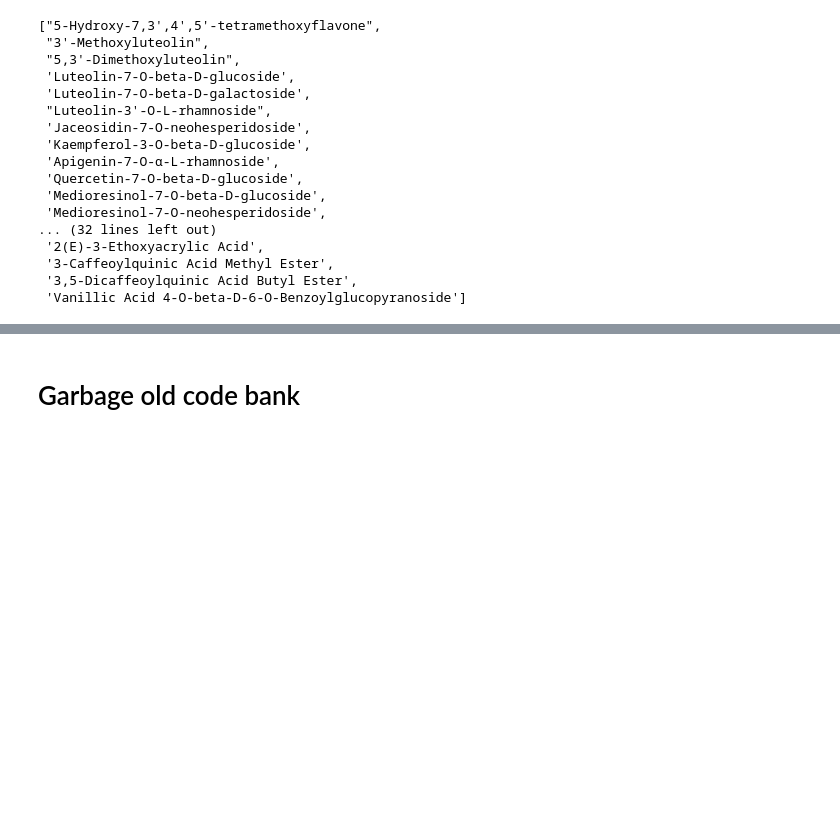
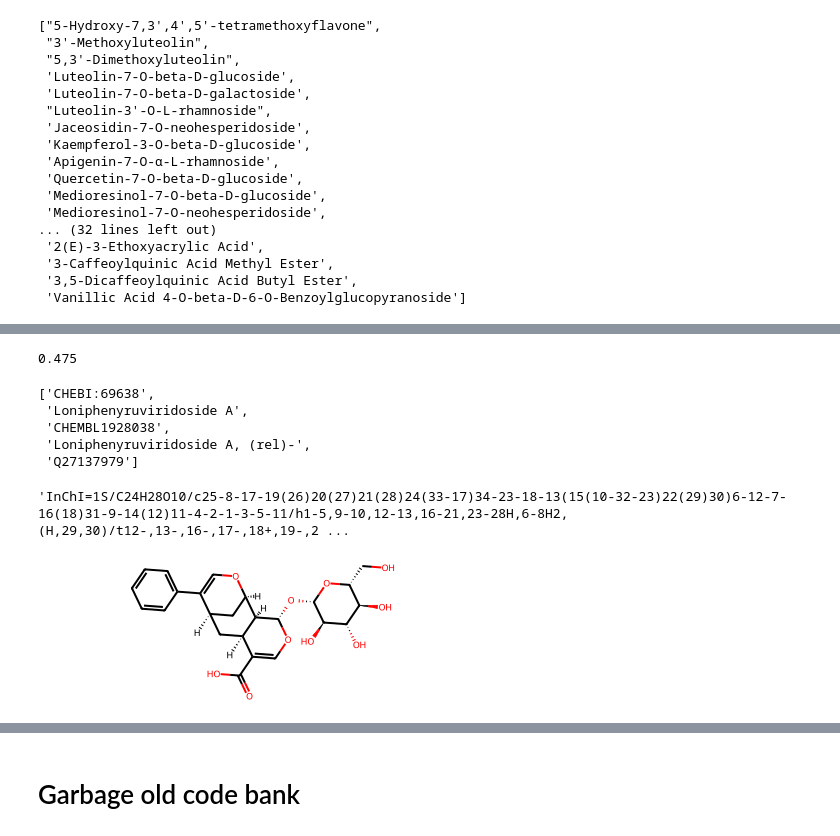
Before and after one commit to richardfanpks/drug_discovery, a Jupyter notebook: GetChemRepresentation.ipynb, the cells around one changed output, grey strips where cells are left out. Saved outputs shown, nothing was run; the diff lists cells and outputs as text; code cells hidden in the pictures; blank space fills up the shorter version.

Commit message:
Model works. Make the prediction. Analysis of some component

```diff
--- a/GetChemRepresentation.ipynb
+++ b/GetChemRepresentation.ipynb
@@ -136,0 +402,3 @@ print("Model Accuracy: ", np.mean(scores))
+# %%
+X_pred = pd.DataFrame(prediction_features)
+Y_pred = model.predict_proba(X_pred)
@@ -136,0 +425,26 @@ print("Model Accuracy: ", np.mean(scores))
+# %%
+# zip the compounds with
+compounds_with_prediction = list(zip(prediction_compounds, Y_pred))
+# %%
+compounds_with_prediction[0][1][1]
+# %% [output]
+0.475
+# %%
+best_compound = [c for c in compounds_with_prediction if c[1][1] == 0.78]
+best_compound[0][0].synonyms
+# %% [output]
+['CHEBI:69638',
+ 'Loniphenyruviridoside A',
+ 'CHEMBL1928038',
+ 'Loniphenyruviridoside A, (rel)-',
+ 'Q27137979']
+# %%
+best_compound[0][0].inchi
+# %% [output]
+'InChI=1S/C24H28O10/c25-8-17-19(26)20(27)21(28)24(33-17)34-23-18-13(15(10-32-23)22(29)30)6-12-7-16(18)31-9-14(12)11-4-2-1-3-5-11/h1-5,9-10,12-13,16-21,23-28H,6-8H2,(H,29,30)/t12-,13-,16-,17-,18+,19-,2 ...
+# %%
+best_modlecule = getRdkitMoleculeFromPubChemCompound(best_compound[0][0])
+# %%
+best_modlecule
+# %% [output]
+[figure, added]
```
Also changed, not shown: parts of 65 cells of this notebook, 4 other files.
